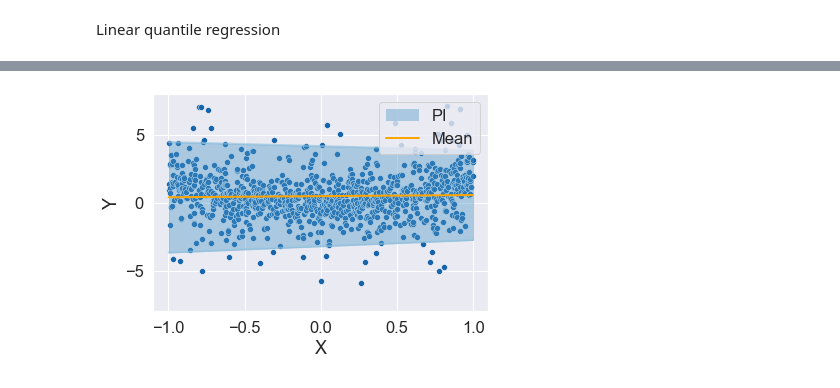
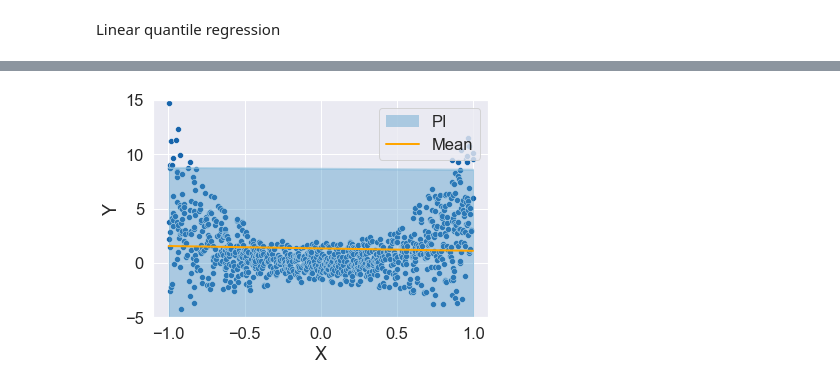
Before and after one commit to JiaweiGe0416/PI, a Jupyter notebook: Simulation LQR.ipynb, the cells around one changed output, grey strips where cells are left out. Saved outputs shown, nothing was run; the diff lists cells and outputs as text; code cells hidden in the pictures.

```diff
--- a/Simulation LQR.ipynb
+++ b/Simulation LQR.ipynb
@@ -10,6 +11,6 @@ from sklearn.linear_model import QuantileRegressor
 # %%
 # Plot the results
-def my_plot(X_t,Y_t,M_t,V_t,ylim):
+def my_plot(X_t,Y_t,M_t,V_t,ylim,legend_loc='upper right'):
     # (X_t,Y_t): test data
     # M_t: mean estimator m(X_t)
     # V_t: variance estimator f(X_t)
@@ -40,7 +41,7 @@ def my_plot(X_t,Y_t,M_t,V_t,ylim):
     legend_elements = [
     patches.Rectangle((0, 0), 1, 1, lw=0, color=palette[1], alpha=0.4, label="PI"),
     lines.Line2D([0], [0], color='orange', lw=2, label="Mean")]
-    plt.legend(handles=legend_elements, loc='upper right')
+    plt.legend(handles=legend_elements, loc=legend_loc)
 #     plt.legend(loc='upper right')
     plt.show()
     # plt.savefig("plot.png", dpi=300)
@@ -138,44 +181,94 @@ The mean bandwidth for testing data is 1.434746839091226
 # %%
 # Test 3
 
-# Generate i.i.d data
+# Generate i.i.d data (Y follows a constrained Laplace)
 np.random.seed(1)
 n_pre = 1000
 n_opt = 100
 n_adj = 100
 n_t = 1000
 n = n_pre+n_opt+n_adj+n_t
 
 X = np.random.uniform(-1, 1, n).reshape(-1, 1)
-Y = np.random.laplace(np.power(X, 2)+np.power(X, 4),np.sqrt(1+np.power(X, 2)))
-Y = np.median(np.hstack([np.power(X, 2)+np.power(X, 4)+6,np.power(X, 2)+np.power(X, 4)-6,Y]),axis=1).reshape(-1, 1)
 
-X_train = X[0:n_pre+n_opt+n_adj,:]
-Y_train = Y[0:n_pre+n_opt+n_adj,:]
-x_train = X_train[:,0]
-y_train = Y_train[:,0]
+# Specify the mean and standard deviation for Y
+mean_Y = np.power(X, 2)+5*np.power(X, 4)
+std_dev_Y = np.sqrt(1 + 25 * np.power(X, 4))
+
+# Specify the bounds for Y
+lower_bound = mean_Y - 2 * std_dev_Y
+upper_bound = mean_Y + 2 * std_dev_Y
+
+# Generate all Y values initially
+Y = np.random.laplace(mean_Y, std_dev_Y)
+
+# Correct values that fall out of bounds
+while True:
+    out_of_bounds = (Y < lower_bound) | (Y > upper_bound)
+    if not np.any(out_of_bounds):
+        break
+    Y[out_of_bounds] = np.random.laplace(mean_Y[out_of_bounds], std_dev_Y[out_of_bounds])
+
+
+X_lin = X[0:600,:]
+Y_lin = Y[0:600,:]
+x_lin = X_lin[:,0]
+y_lin = Y_lin[:,0]
+
+X_quantile = X[600:n_pre+n_opt+n_adj,:]
+Y_quantile = Y[600:n_pre+n_opt+n_adj,:]
 
 X_test = X[n_pre+n_opt+n_adj:,:]
 Y_test = Y[n_pre+n_opt+n_adj:,:]
-x_test = X_test[:,0]
-y_test = Y_test[:,0]
 
+
+# Fit a linear regression model to estimate the mean
+model_mean = LinearRegression().fit(X_lin, y_lin)
+
+# Estimate the quantile
+M_quantile = model_mean.predict(X_quantile).reshape(-1,1)
 
 alpha = 0.05
 
-model1 = QuantileRegressor(quantile=1-(alpha/2), alpha=0)
-model1.fit(X_train, Y_train)
-y1 = model1.predict(X_test)
+model_quantile = QuantileRegressor(quantile=1-(alpha/2), alpha=0)
+model_quantile.fit(X_quantile, Y_quantile-M_quantile)
+Q_test = model_quantile.predict(X_test)
 
-model2 = QuantileRegressor(quantile=alpha/2, alpha=0)
-model2.fit(X_train, Y_train)
-y2= model2.predict(X_test)
 
-M_test = (y1+y2)/2
+M_test = model_mean.predict(X_test)
 M_test = M_test.reshape(-1,1)
-V_test = ((y1-y2)/2)**2
+V_test = Q_test**2
 V_test = V_test.reshape(-1,1)
 
-my_plot(X_test,Y_test,M_test,V_test,ylim=[-8,8])
+my_plot(X_test,Y_test,M_test,V_test,ylim=[-5,15])
+
+
+# X_train = X[0:n_pre+n_opt+n_adj,:]
+# Y_train = Y[0:n_pre+n_opt+n_adj,:]
+# x_train = X_train[:,0]
+# y_train = Y_train[:,0]
+
+# X_test = X[n_pre+n_opt+n_adj:,:]
+# Y_test = Y[n_pre+n_opt+n_adj:,:]
+# x_test = X_test[:,0]
+# y_test = Y_test[:,0]
+
+
+# alpha = 0.05
+
+# model1 = QuantileRegressor(quantile=1-(alpha/2), alpha=0)
+# model1.fit(X_train, Y_train)
+# y1 = model1.predict(X_test)
+
+# model2 = QuantileRegressor(quantile=alpha/2, alpha=0)
+# model2.fit(X_train, Y_train)
+# y2= model2.predict(X_test)
+
+# M_test = (y1+y2)/2
+# M_test = M_test.reshape(-1,1)
+# V_test = ((y1-y2)/2)**2
+# V_test = V_test.reshape(-1,1)
+
+# my_plot(X_test,Y_test,M_test,V_test,ylim=[-8,8])
 # %% [output]
-[figure, old version]
+[figure, new version]
```
Also changed, not shown: parts of 4 cells of this notebook, 2 other files.
